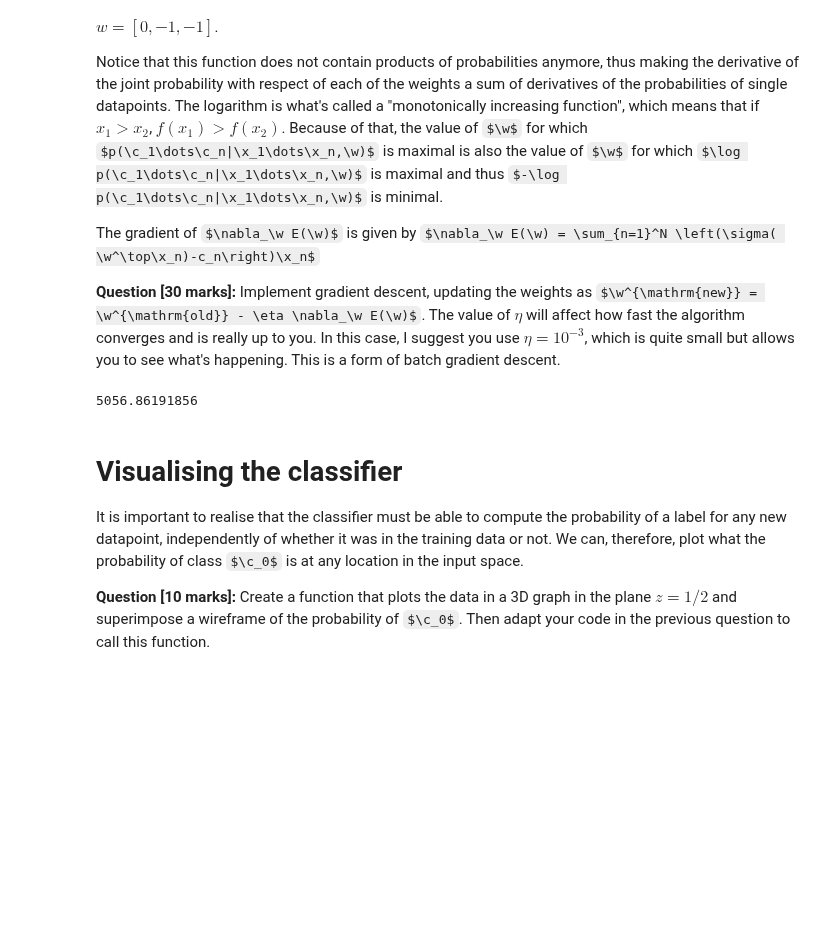
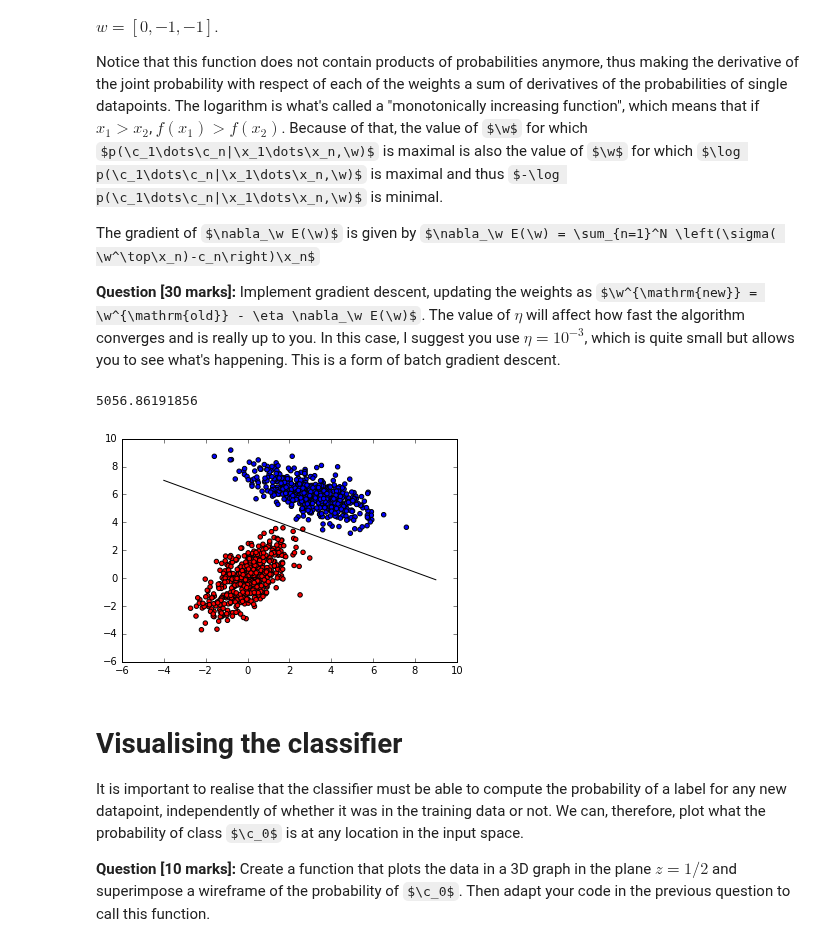
Before and after one commit to thomasbrus/machine-learning, a Jupyter notebook: practicum/week-2/lab-2.ipynb, the cells around one changed output. Cells and saved outputs as stored; diff of their text form; code cells hidden in the pictures; some formulas as TeX source; blank space fills up the shorter version.

Commit message:
Batch gradient descent werkt nu

```diff
--- a/practicum/week-2/lab-2.ipynb
+++ b/practicum/week-2/lab-2.ipynb
@@ -115,49 +117,70 @@ from math import log
 
 logError = 0
 
 for x, c in zip(v, l):
     s = sigma(sum([a * b for a,b in zip(w.flat, x)]))
     logError += c[0] * log(s) + (1 - c[0]) * log(1 - s)
 
 print -logError
 
-def calculate_error(data, weights=null):
-    # ...
-
-def calculate_error_gradient(data, weights=null):
+def calculate_error_gradient(data, weights):
     d = data['d']
     l = data['l']
 
     # Extend the data with a 1 in column 0
     v = np.ones((d.shape[0], d.shape[1] + 1))
     v[:, 1:] = d
 
+    #print v
+
     error_gradient = 0
+
+    w = np.matrix(weights)
 
     for x, c in zip(v, l):
         s = sigma(sum([a * b for a,b in zip(w.flat, x)]))
-        error_gradient += (s - c[0]) * xn
+        error_gradient += (s - c[0]) * x
 
-    print error_gradient
+    return error_gradient
 
 def update_weights(weights, error_gradient=0, learning_rate=0.001):
-    for i, weight in weights:
-        weights[i] = weight - learning_rate * error_gradient
+    for i, weight in enumerate(weights):
+        weights[i] = weight - learning_rate * error_gradient[i]
 
-# Question [30 marks]
-# ...
-
-def gradient_descent(data, learning_rate=0.001, threshold=0.1, max_iterations=1000):
-    weights = [0.0 for i in data['d']]
-
-    for (count=0; count < max_iterations; count++):
+def gradient_descent(data, learning_rate=0.001, threshold=0.1, max_iterations=5000):
+    #weights = [0.0 for i in data['d']]
+    weights = [0.0, 0.0, 0.0]
+    count=0
+    while count < max_iterations:
         error_gradient = calculate_error_gradient(data, weights=weights)
-        if error_gradient <= threshold: break
+        #if all(i < threshold for i in error_gradient): break
         update_weights(weights, error_gradient=error_gradient, learning_rate=learning_rate)
+        count += 1
 
     return weights
+
+colours = [['r', 'b'][int(x)] for x in np.nditer(l)]
+plt.scatter(d[:, 0], d[:, 1], 20, colours)
+
+def plotDisc(w):
+    if abs(w[1]) > abs(w[2]):
+        yr = np.arange(-6, 10, 1)
+        xr = -(w[2] * yr + w[0]) / w[1]
+        valid  = (xr > -4) & (xr < 10)
+        plt.plot(xr[valid], yr[valid], 'k')
+    else:
+        xr = np.arange(-4, 10, 1)
+        yr = -(w[1] * xr + w[0]) / w[2]
+        valid  = (yr > -6) & (yr <10)
+        plt.plot(xr[valid], yr[valid], 'k')
+
+data = np.load("data-2class.npz")
+#print calculate_error_gradient(data, [0.1, 0.1, 0.1])
+weights = gradient_descent(data)
+plotDisc(weights)
 # %% [output]
 5056.86191856
+[figure, added]
 # %% [markdown]
 # Visualising the classifier
 
```
Also changed, not shown: parts of 1 cell of this notebook.
